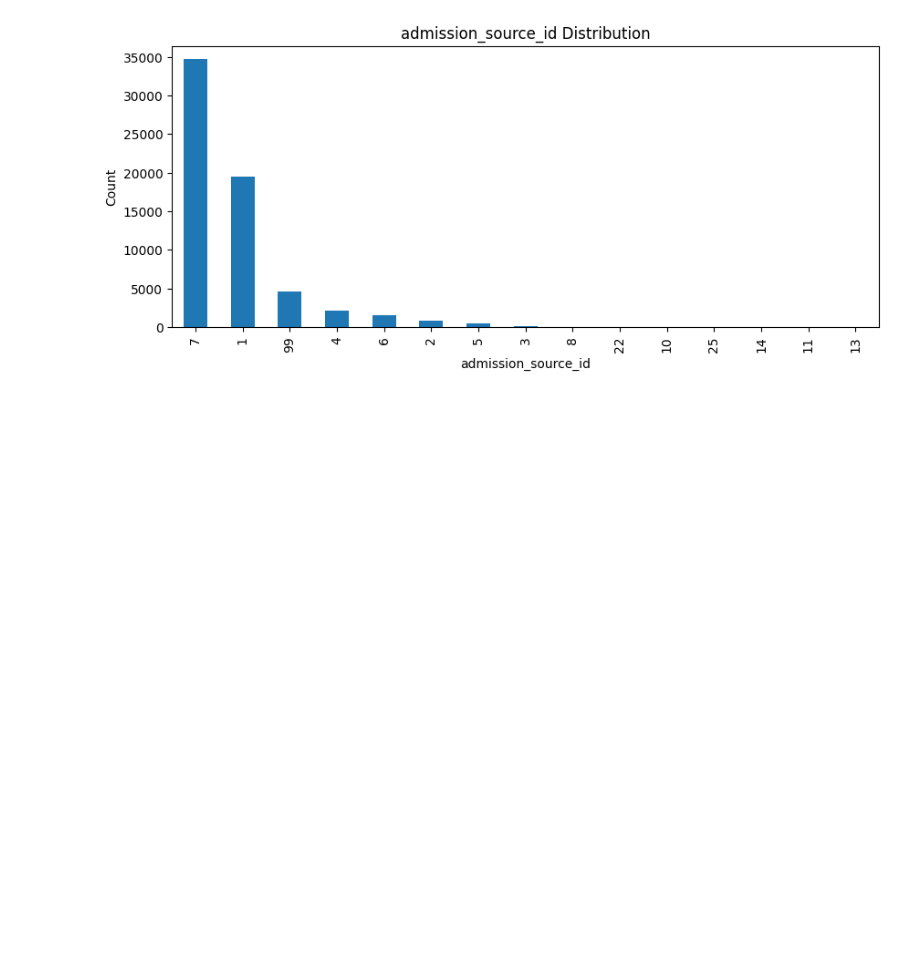
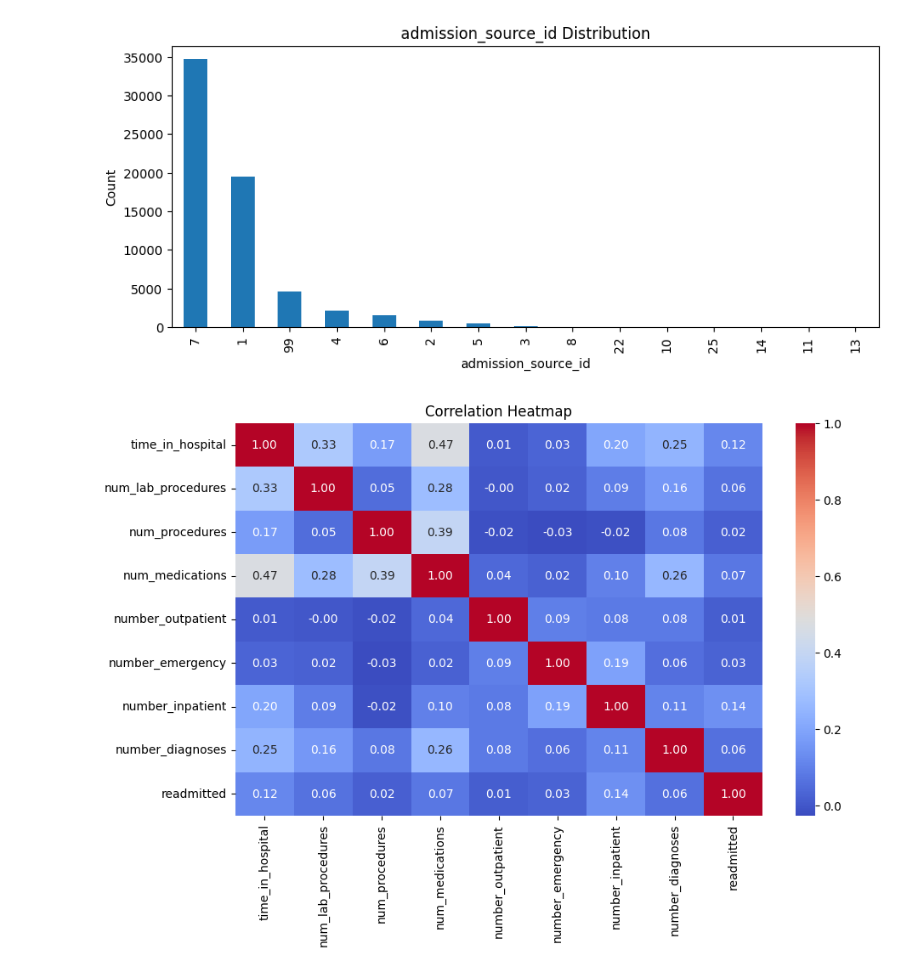
Before and after one commit to Priyanshi-Vishwakarma22/Hospital_Readmission_Risk_Prediction, a Jupyter notebook: notebook/healthcare_readmission_risk_prediction_EDA.ipynb, the cells around one changed output. Saved outputs shown, nothing was run; the diff lists cells and outputs as text; code cells hidden in the pictures; blank space fills up the shorter version.

```diff
--- a/notebook/healthcare_readmission_risk_prediction_EDA.ipynb
+++ b/notebook/healthcare_readmission_risk_prediction_EDA.ipynb
@@ -19,5 +16,5 @@ numpy: No module named 'numpy'
 # %%
-df = pd.read_csv("diabetic_data.csv")
+df = pd.read_csv("data/diabetic_data.csv")
 # %% [markdown]
 #### Check Top 10 Data From Dataset.
 # %%
@@ -663,3 +680,10 @@ for col in categorical_id_cols:
 [figure]
 [figure]
 [figure]
+# %%
+plt.figure(figsize=(10,6))
+sns.heatmap(df[numeric_cols + ['readmitted']].corr(),annot = True,cmap = "coolwarm",fmt = '.2f')
+plt.title("Correlation Heatmap")
+plt.show()
+# %% [output]
+[figure, added]
```
Also changed, not shown: parts of 13 cells of this notebook.
